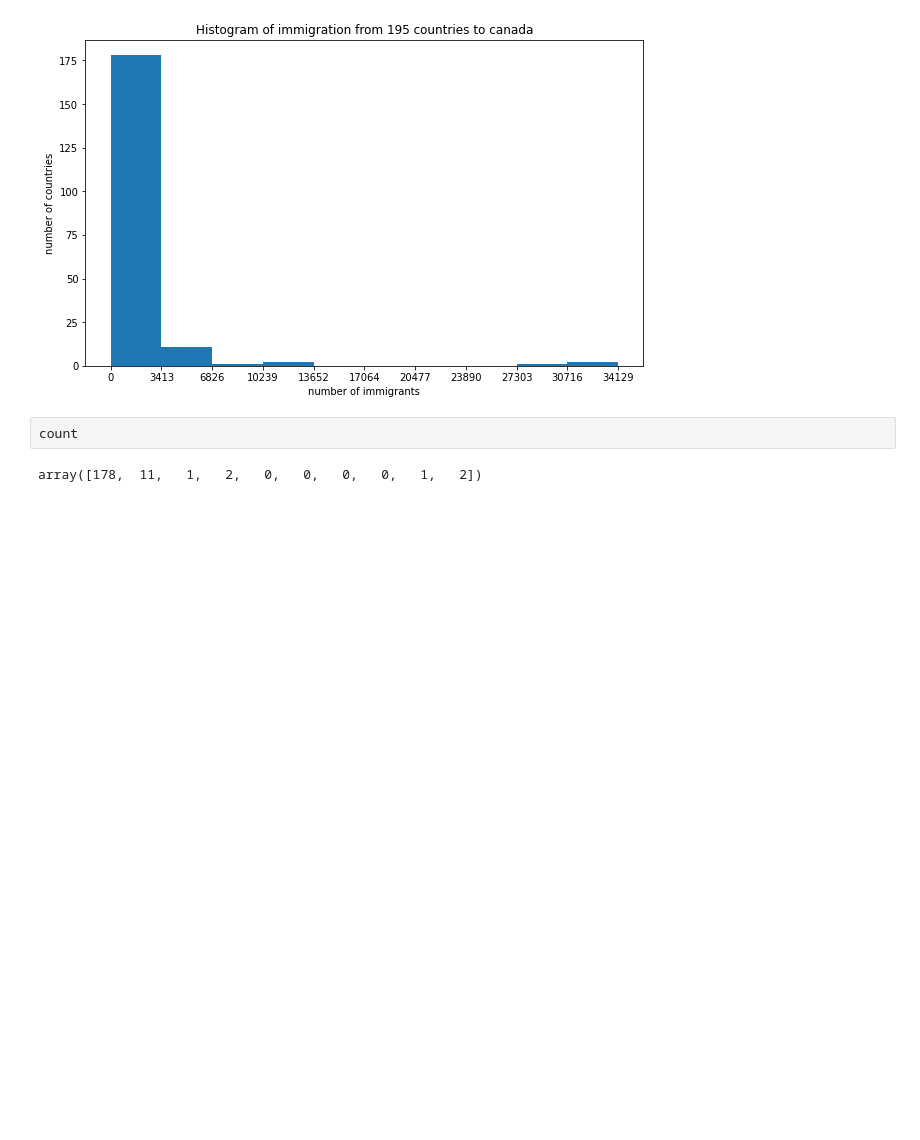
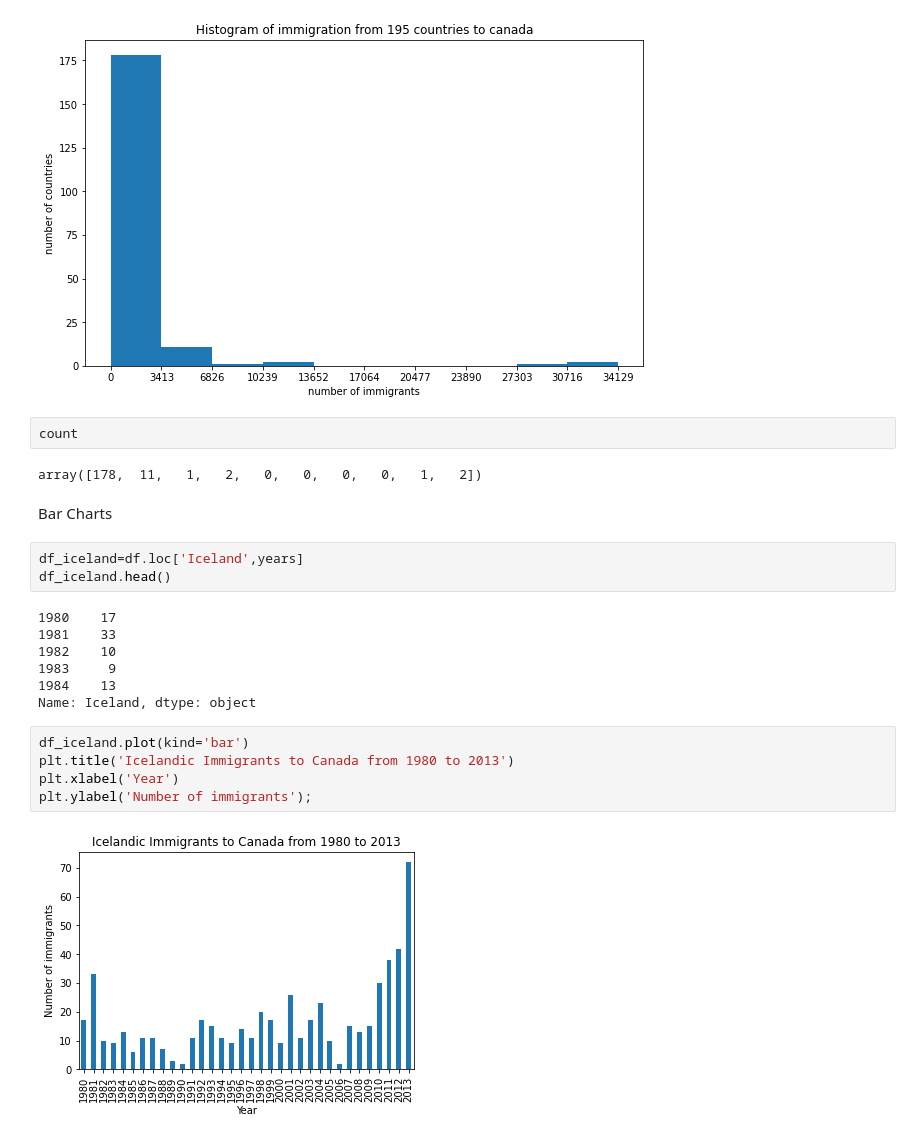
Before and after one commit to rubensgamaliel/CognitiveClass, a Jupyter notebook: DatViz/Data_vizualization.ipynb, the cells around one changed output. Saved outputs shown, nothing was run; the diff lists cells and outputs as text; blank space fills up the shorter version.

```diff
--- a/DatViz/Data_vizualization.ipynb
+++ b/DatViz/Data_vizualization.ipynb
@@ -112,3 +112,22 @@ Text(0.5, 0, 'number of immigrants')
 count
 # %% [output]
 array([178,  11,   1,   2,   0,   0,   0,   0,   1,   2])
+# %% [markdown]
+Bar Charts
+# %%
+df_iceland=df.loc['Iceland',years]
+df_iceland.head()
+# %% [output]
+1980    17
+1981    33
+1982    10
+1983     9
+1984    13
+Name: Iceland, dtype: object
+# %%
+df_iceland.plot(kind='bar')
+plt.title('Icelandic Immigrants to Canada from 1980 to 2013')
+plt.xlabel('Year')
+plt.ylabel('Number of immigrants');
+# %% [output]
+[figure, added]
```
